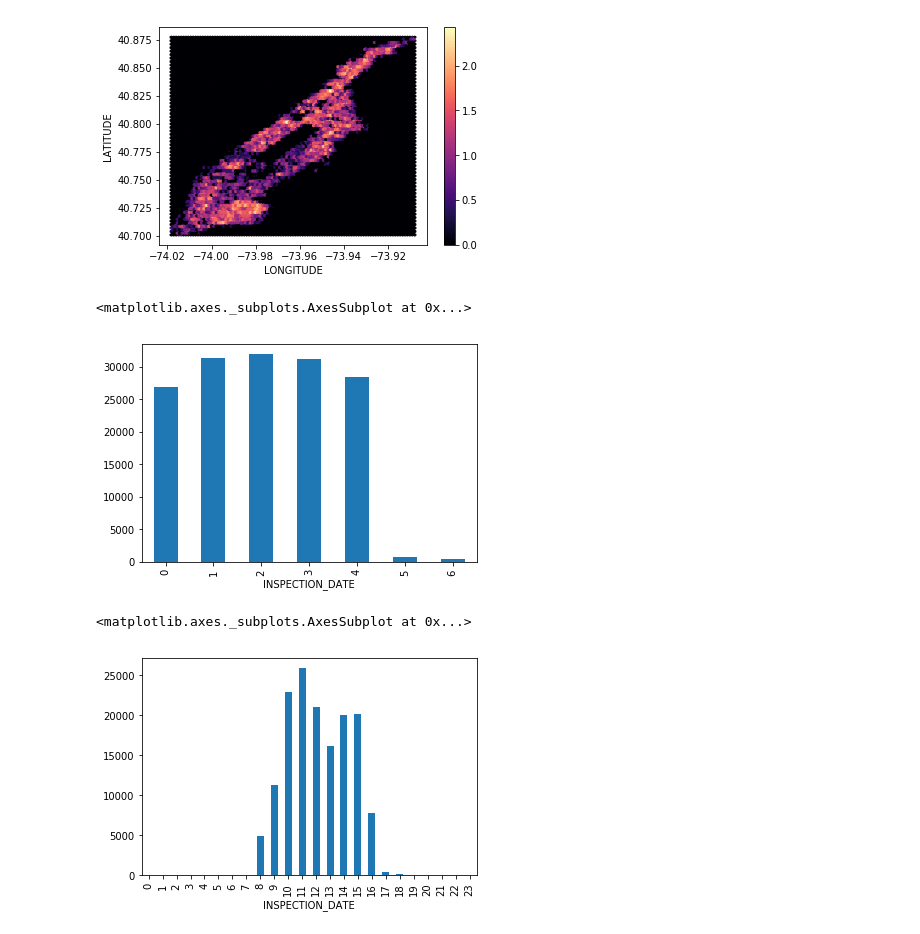
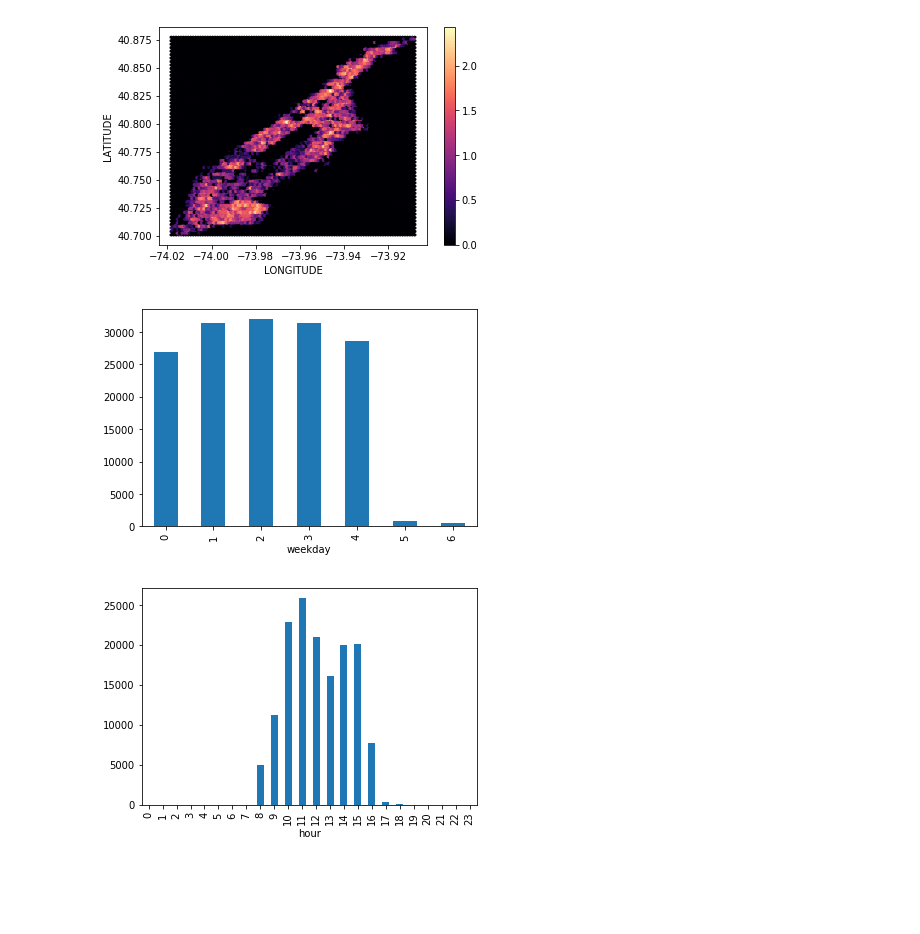
Before and after one commit to rabernat/research_computing, a Jupyter notebook: content/lectures/python/pandas.ipynb, the cells around one changed output. Cells and saved outputs as stored; diff of their text form; code cells hidden in the pictures; blank space fills up the shorter version.

```diff
--- a/content/lectures/python/pandas.ipynb
+++ b/content/lectures/python/pandas.ipynb
@@ -597,13 +679,16 @@ manhattan_rats.plot.hexbin('LONGITUDE', 'LATITUDE', sharex=False, bins='log', cm
 [figure]
 # %%
 inspection_date = pd.DatetimeIndex(rats.INSPECTION_DATE)
-rats.groupby(inspection_date.weekday)['JOB_ID'].count().plot(kind='bar')
+
+fig, ax = plt.subplots()
+rats.groupby(inspection_date.weekday)['JOB_ID'].count().plot(kind='bar', ax=ax)
+ax.set_xlabel('weekday');
 # %% [output]
-<matplotlib.axes._subplots.AxesSubplot at 0x...>
-[figure, old version]
+[figure, new version]
 # %%
-rats.groupby(inspection_date.hour)['JOB_ID'].count().plot(kind='bar')
+fig, ax = plt.subplots()
+rats.groupby(inspection_date.hour)['JOB_ID'].count().plot(kind='bar', ax=ax)
+ax.set_xlabel('hour');
 # %% [output]
-<matplotlib.axes._subplots.AxesSubplot at 0x...>
-[figure, old version]
+[figure, new version]
 # %%
```
Also changed, not shown: parts of 36 cells of this notebook, 1 other file.
